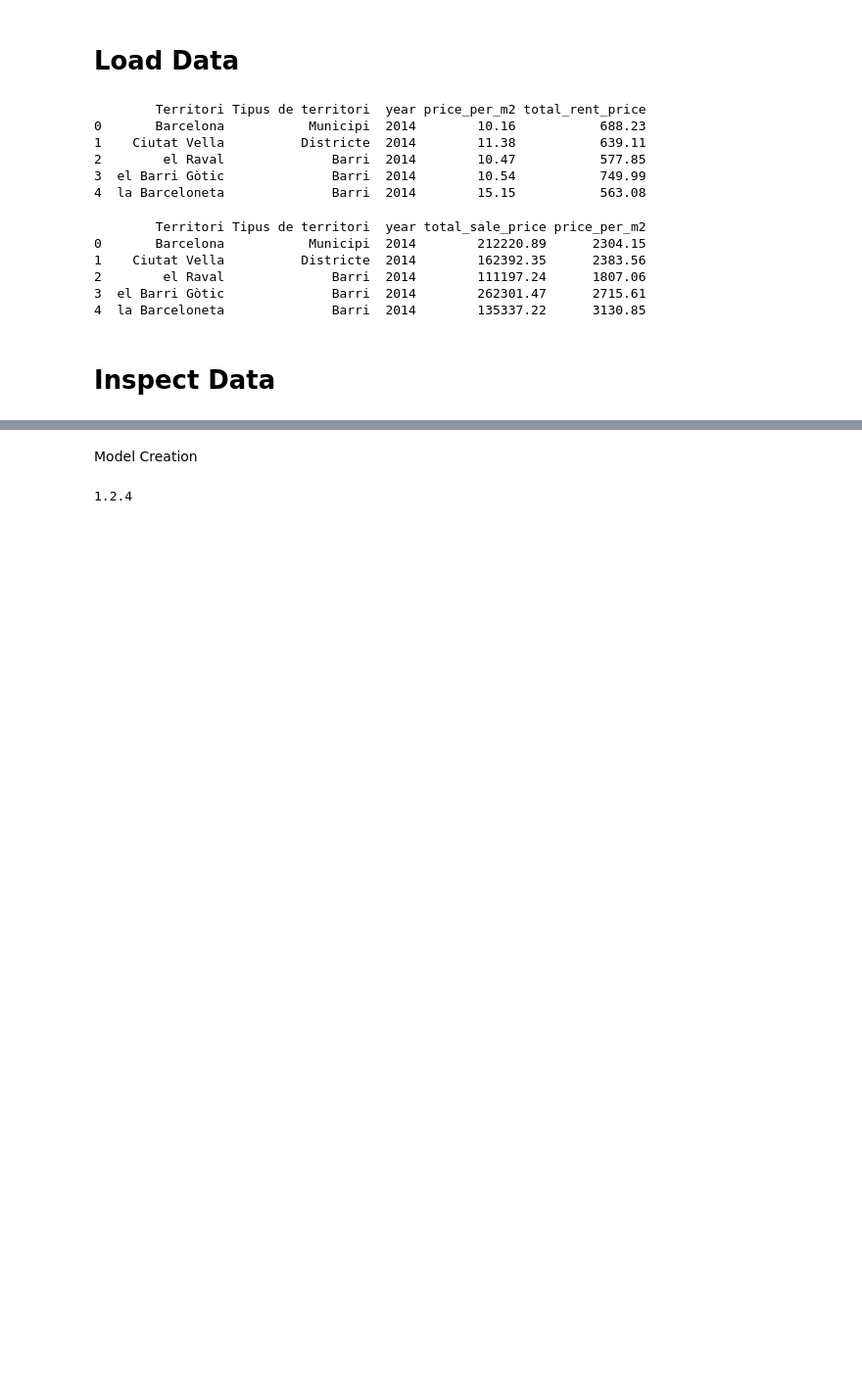
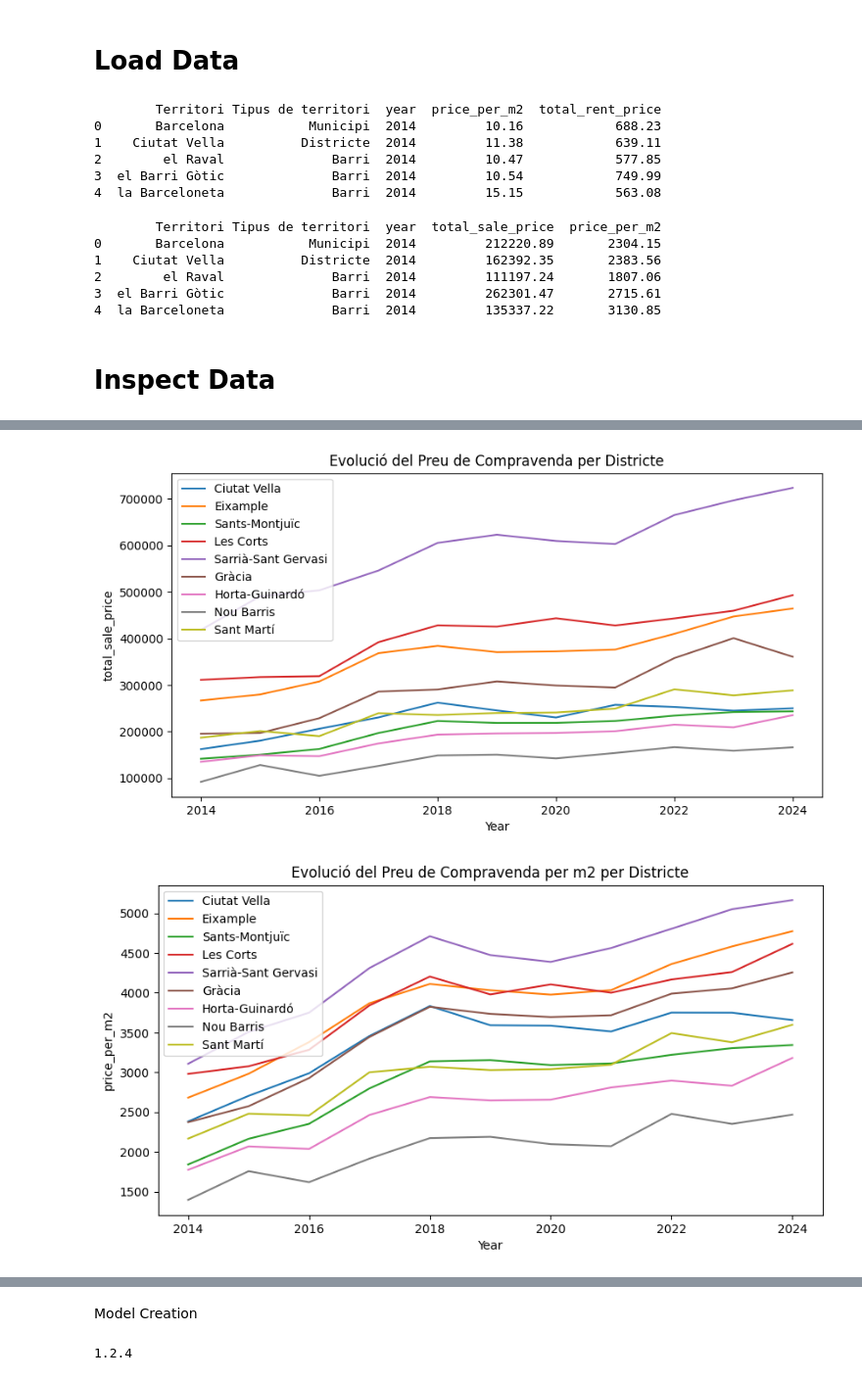
Before and after one commit to pdpau/catalan-realestate-price-prediction, a Jupyter notebook: src/model_opcio2_pisos_barcelona.ipynb, the cells around one changed output, grey strips where cells are left out. Shown at 98% size. Drawn from its saved outputs; the diff is of its cells as text; code cells hidden in the pictures; blank space fills up the shorter version.

```diff
--- a/src/model_opcio2_pisos_barcelona.ipynb
+++ b/src/model_opcio2_pisos_barcelona.ipynb
@@ -94,6 +103,12 @@ plot_evolution(lloguer_district_df, 'total_rent_price', 'Evolució del Preu de L
 # %% [output]
 [figure]
 [figure]
+# %%
+plot_evolution(compraventa_district_df, 'total_sale_price', 'Evolució del Preu de Compravenda per Districte')
+plot_evolution(compraventa_district_df, 'price_per_m2', 'Evolució del Preu de Compravenda per m2 per Districte')
+# %% [output]
+[figure, added]
+[figure, added]
 # %%
 
 # Function to plot evolution of prices with fixed y-axis limits
```
Also changed, not shown: parts of 12 cells of this notebook, 2 other files.
